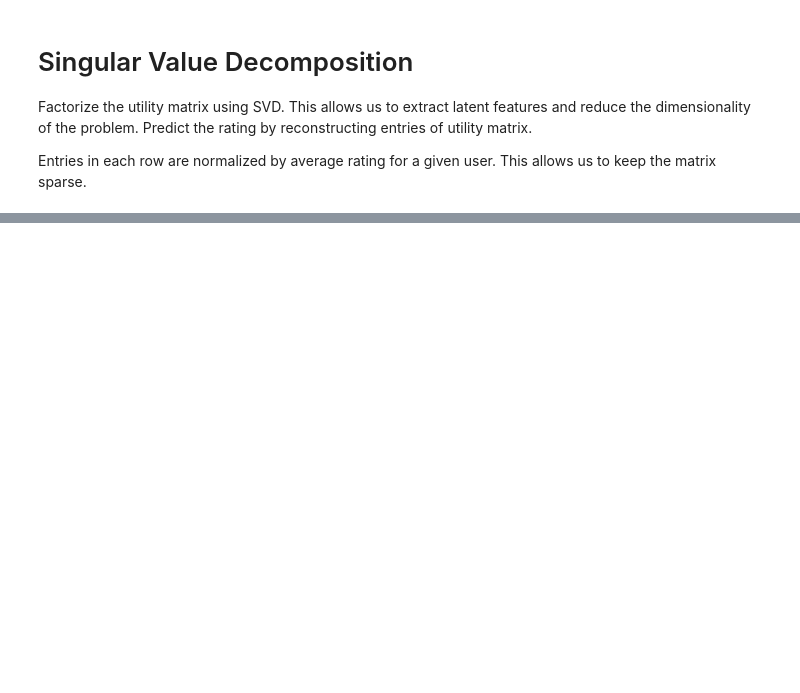
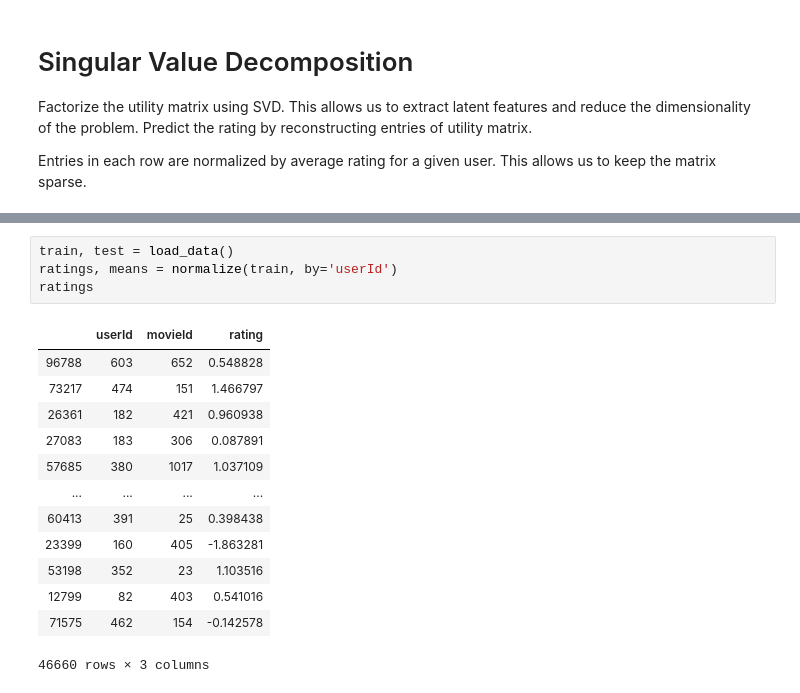
Before and after one commit to mbuszka/ml-project, a Jupyter notebook: recommendation.ipynb, the cells around one changed output, grey strips where cells are left out. Saved outputs shown, nothing was run; the diff lists cells and outputs as text; blank space fills up the shorter version.

```diff
--- a/recommendation.ipynb
+++ b/recommendation.ipynb
@@ -215,0 +254,18 @@ sns.relplot(data=err_svd, x='k', y='err', kind='line')
+# %%
+train, test = load_data()
+ratings, means = normalize(train, by='userId')
+ratings
+# %% [output]
+|  | userId | movieId | rating |
+| 96788 | 603 | 652 | 0.548828 |
+| 73217 | 474 | 151 | 1.466797 |
+| 26361 | 182 | 421 | 0.960938 |
+| 27083 | 183 | 306 | 0.087891 |
+| 57685 | 380 | 1017 | 1.037109 |
+| ... | ... | ... | ... |
+| 60413 | 391 | 25 | 0.398438 |
+| 23399 | 160 | 405 | -1.863281 |
+| 53198 | 352 | 23 | 1.103516 |
+| 12799 | 82 | 403 | 0.541016 |
+| 71575 | 462 | 154 | -0.142578 |
+46660 rows × 3 columns
```
Also changed, not shown: parts of 9 cells of this notebook.
